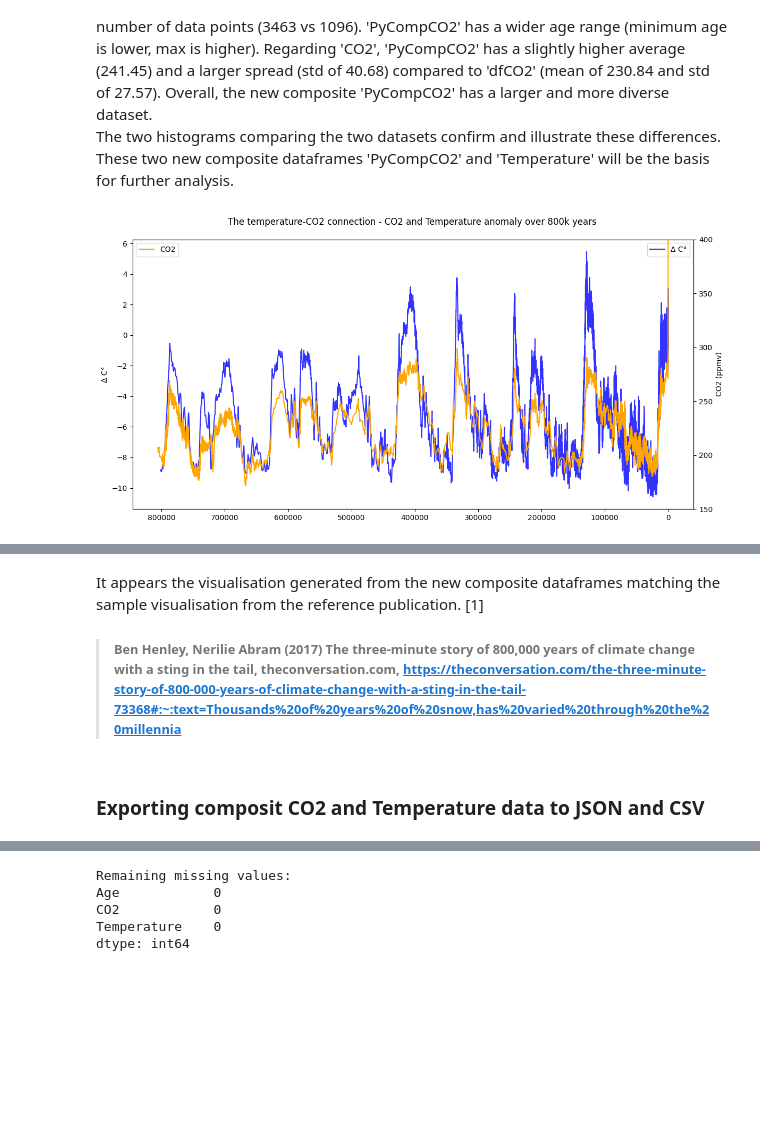
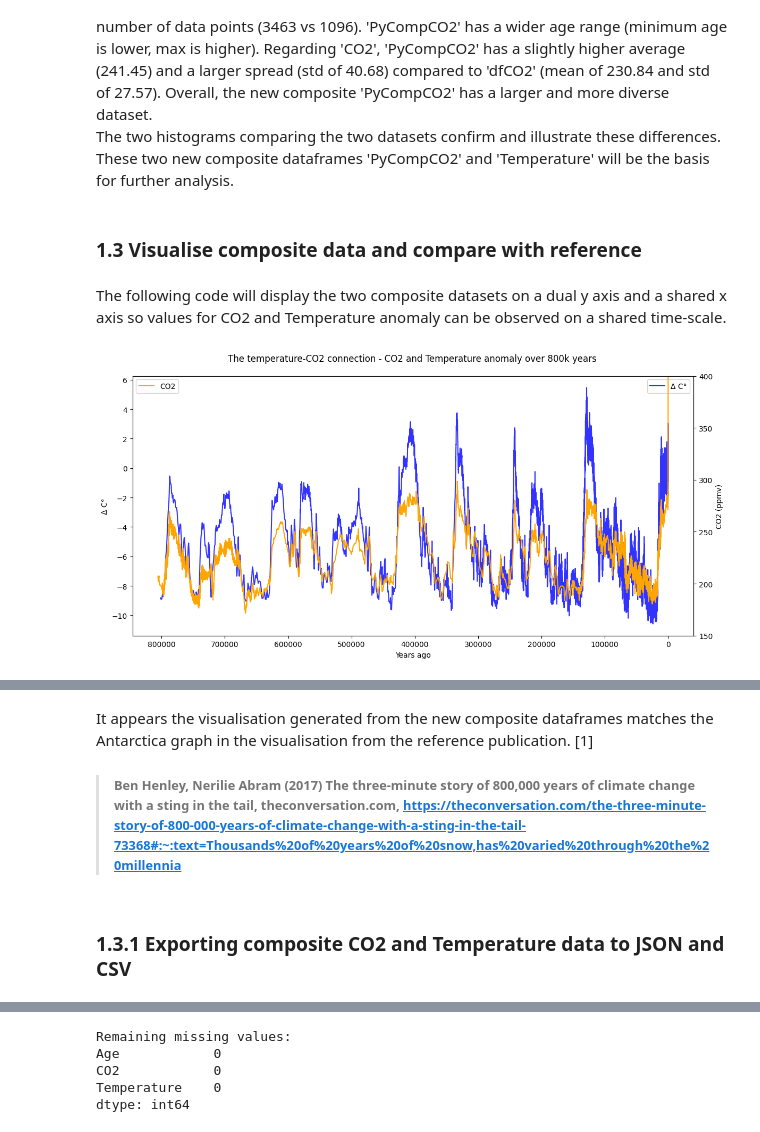
Before and after one commit to noyo0/ProgrammingForDataAnalysis_Project2, a Jupyter notebook: Project2/Project2.ipynb, the cells around one changed output, grey strips where cells are left out. Saved outputs shown, nothing was run; the diff lists cells and outputs as text; code cells hidden in the pictures; blank space fills up the shorter version.

```diff
--- a/Project2/Project2.ipynb
+++ b/Project2/Project2.ipynb
@@ -395,43 +396,46 @@ max    805668.868405   418.530000
 The resulting new composite dataframe 'PyCompCO2' has no missing values, contains 3463 rows in two columns. <br>Compared with the previous composite, 'PyCompCO2' has more than three times the number of data points (3463 vs 1096). 'PyCompCO2' has a wider age range (minimum age is lower, max is higher). Regarding 'CO2', 'PyCompCO2' has a slightly higher average (241.45) and a larger spread (std of 40.68) compared to 'dfCO2' (mean of 230.84 and std of 27.57). Overall, the new composite 'PyCompCO2' has a larger and more diverse dataset. <br>
 The two histograms comparing the two datasets confirm and illustrate these differences. <br>
 These two new composite dataframes 'PyCompCO2' and 'Temperature' will be the basis for further analysis.
+# %% [markdown]
+### 1.3 Visualise composite data and compare with reference
+# %% [markdown]
+The following code will display the two composite datasets on a dual y axis and a shared x axis so values for CO2 and Temperature anomaly can be observed on a shared time-scale.
 # %%
-#Plot temperature and CO2 composit with dual y axis - compare with sample
-
+#Plot temperature and CO2 composit with dual y axis
 fig, ax1 = plt.subplots(figsize=(12,6))
 ax2=ax1.twinx()
 
 #temperature
 ax1.plot(Temperature['Age'],Temperature['Temperature'],color='blue',label='Δ C°',alpha=0.8)#temp
 ax1.set_ylabel('Δ C°')  # Set y-axis label as per reference
 ax1.legend(loc='upper right')
 ax1.invert_xaxis() # invert axis to match refernce
+ax1.set_xlabel('Years ago')
 #CO2
 ax2.plot(PyCompCO2['Age'], PyCompCO2['CO2'],color='orange', label='CO2',alpha=1) #CO2
 ax2.set_ylabel('CO2 (ppmv)')  # Set y-axis label
 ax2.set_ylim(150,400)
-ax2.set_xlabel('Age')
 ax2.legend(loc='upper left')
 
 plt.legend()
 plt.suptitle(f"The temperature-CO2 connection - CO2 and Temperature anomaly over 800k years")
 plt.tight_layout()
 plt.show()
 
 #Dual axis (ref: https://python-graph-gallery.com/line-chart-dual-y-axis-with-matplotlib/)
 #legend position (ref: https://www.statology.org/matplotlib-legend-position/)
 #axis limit (ref: https://stackabuse.com/how-to-set-axis-range-xlim-ylim-in-matplotlib/)
 # Referernce visual from original article (ref: https://theconversation.com/the-three-minute-story-of-800-000-years-of-climate-change-with-a-sting-in-the-tail-73368#:~:text=Thousands%20of%20years%20of%20snow,has%20varied%20through%20the%20millennia)
 # %% [output]
-[figure, old version]
+[figure, new version]
 # %% [markdown]
 ###### ![Sample Image](https://images.theconversation.com/files/172440/original/file-20170606-3681-1kf3xwv.jpg?ixlib=rb-1.1.0&q=45&auto=format&w=600&h=686&fit=crop&dpr=1)<br>Sample Image (theconversation.com)[1] <br> Antarctic temperature changes across the ice ages were very similar to globally-averaged temperatures, except that ice age temperature changes over Antarctica were roughly twice that of the global average. Scientists refer to this as polar amplification (data from Parrenin et al. 2013; Snyder et al. 2016; Bereiter et al. 2015). Ben Henley and Nerilie Abram
 # %% [markdown]
-It appears the visualisation generated from the new composite dataframes matching the sample visualisation from the reference publication. [1]
+It appears the visualisation generated from the new composite dataframes matches the Antarctica graph in the visualisation from the reference publication. [1]
 
 >###### Ben Henley, Nerilie Abram (2017) The three-minute story of 800,000 years of climate change with a sting in the tail, theconversation.com, https://theconversation.com/the-three-minute-story-of-800-000-years-of-climate-change-with-a-sting-in-the-tail-73368#:~:text=Thousands%20of%20years%20of%20snow,has%20varied%20through%20the%20millennia
 # %% [markdown]
-### Exporting composit CO2 and Temperature data to JSON and CSV
+### 1.3.1 Exporting composite CO2 and Temperature data to JSON and CSV
 # %%
 #Export to JSON
 PyCompCO2.to_json('Export\CompositCO2.json')
```
Also changed, not shown: parts of 43 cells of this notebook.
